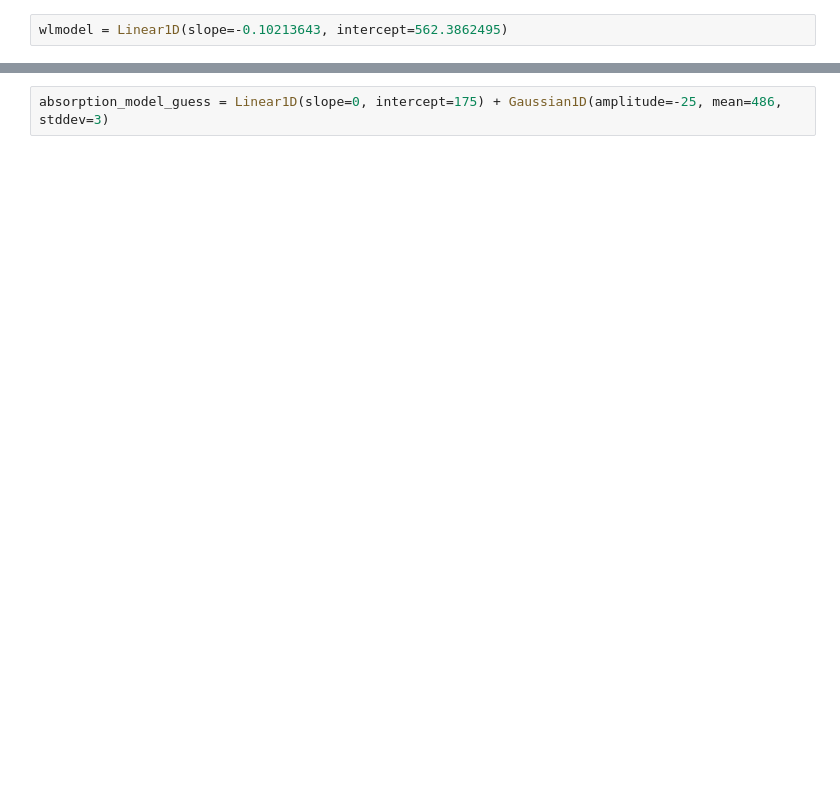
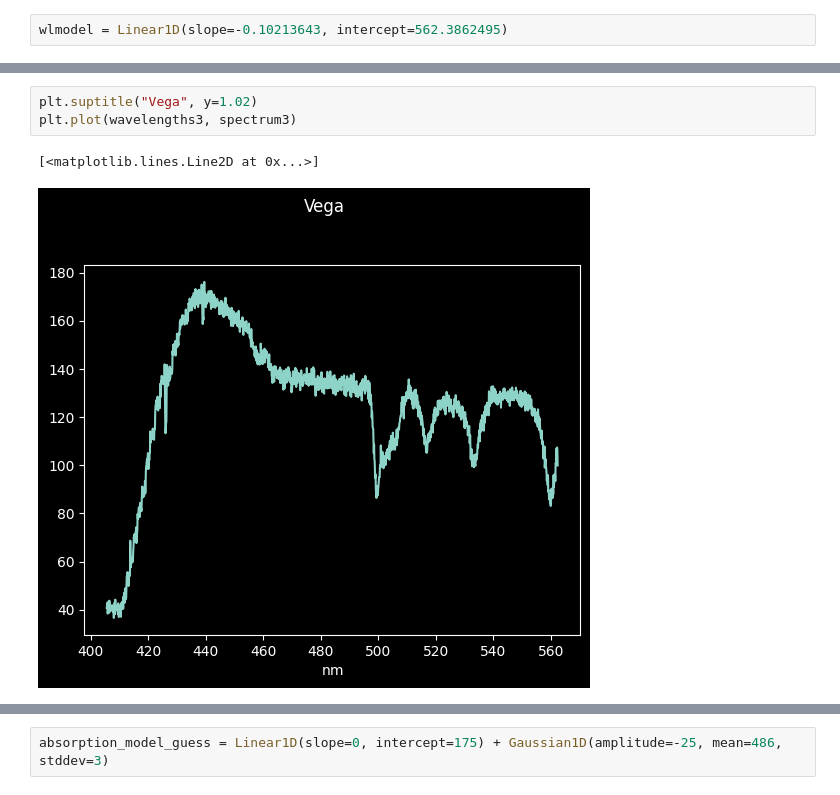
Before and after one commit to Almarm-r/Astronomia-Observacional, a Jupyter notebook: Tutorial_3_Astropy/3-Trace_Extract_Wavelength-CalibrateSpectrum.ipynb, the cells around one changed output, grey strips where cells are left out. Cells and saved outputs as stored; diff of their text form; blank space fills up the shorter version.

```diff
--- a/Tutorial_3_Astropy/3-Trace_Extract_Wavelength-CalibrateSpectrum.ipynb
+++ b/Tutorial_3_Astropy/3-Trace_Extract_Wavelength-CalibrateSpectrum.ipynb
@@ -145,0 +129,6 @@ We zoom in on the 4860 Angstrom line - H-Beta
+# %%
+plt.suptitle("Vega", y=1.02)
+plt.plot(wavelengths3, spectrum3)
+# %% [output]
+[<matplotlib.lines.Line2D at 0x...>]
+[figure, added]
```
Also changed, not shown: parts of 50 cells of this notebook, 2 other files.
